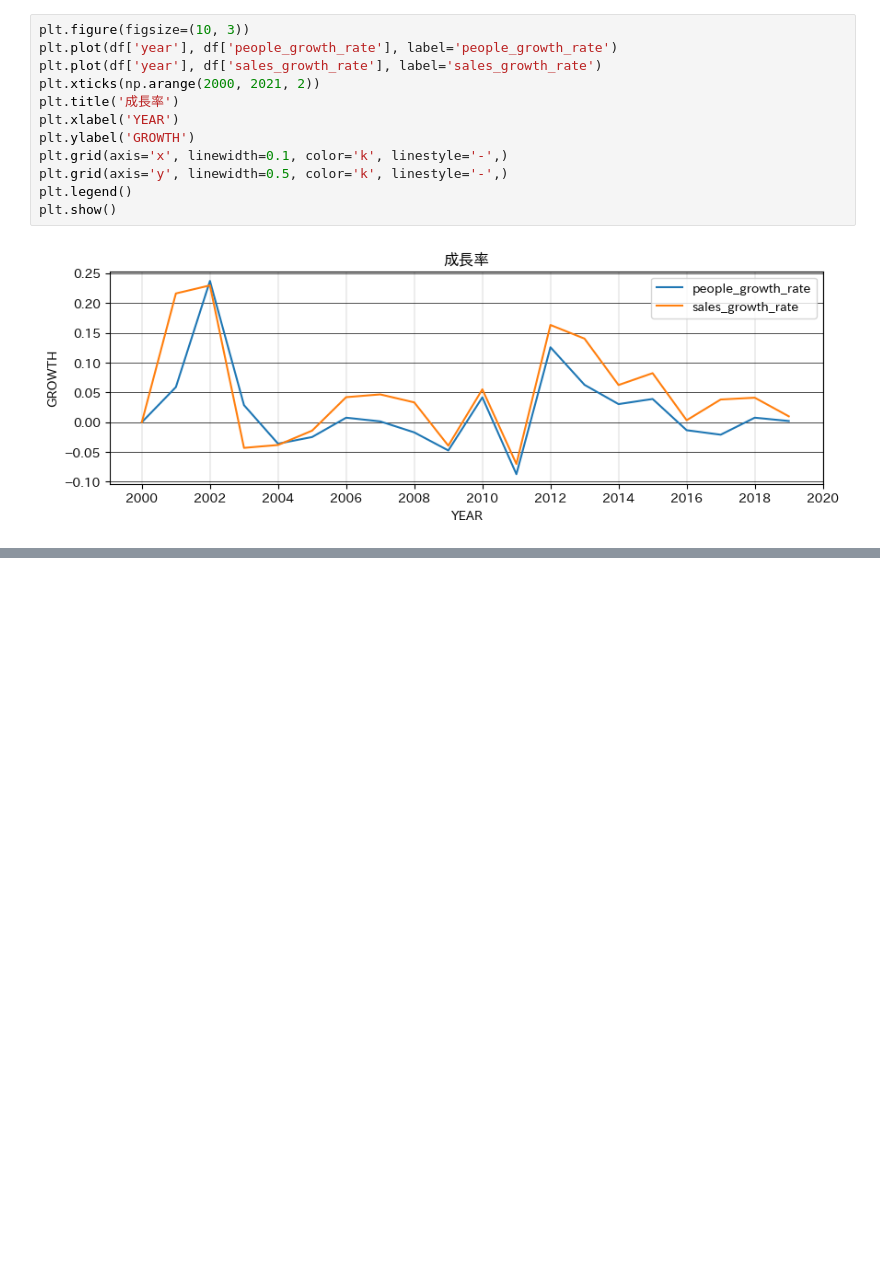
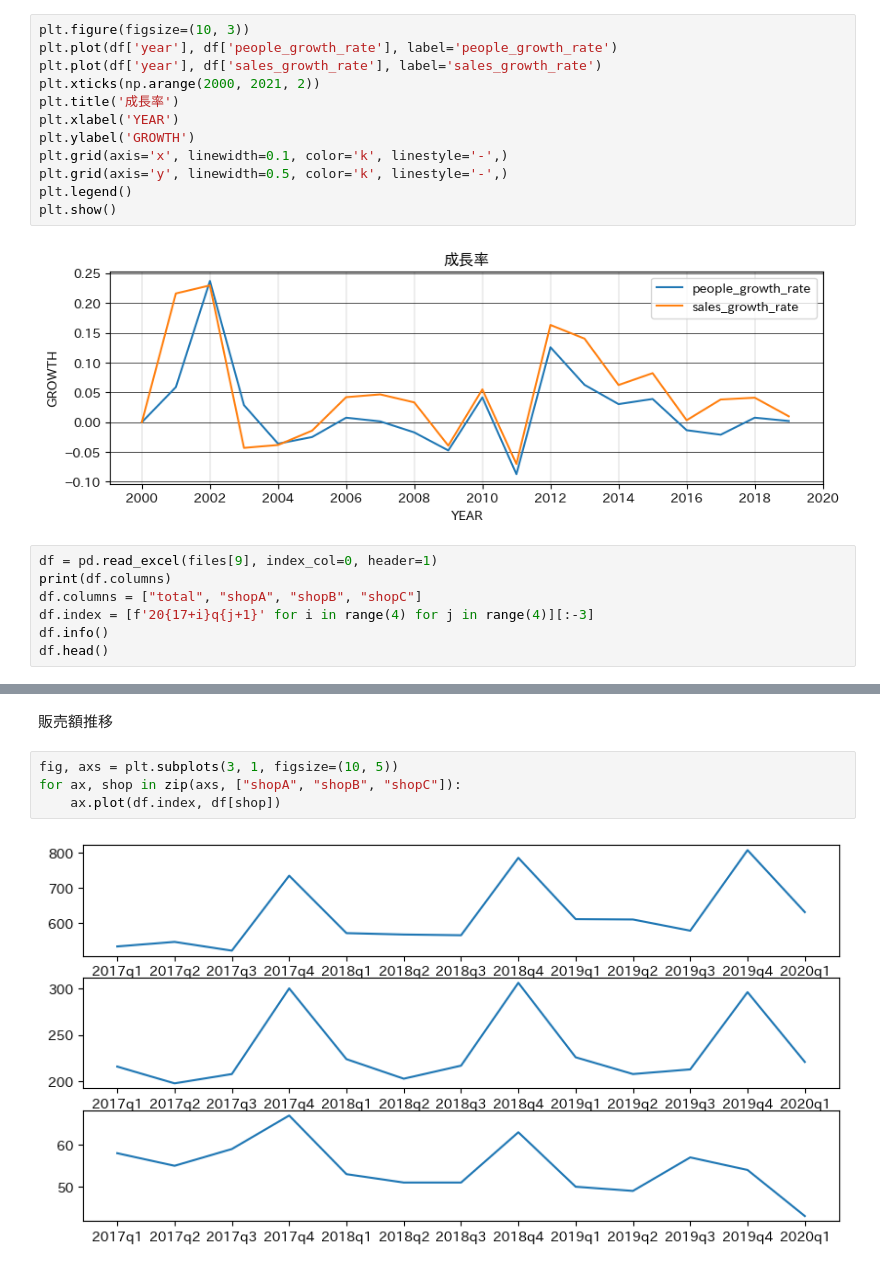
Before and after one commit to akmiccom/dataAnalyticsBasic, a Jupyter notebook: notebooks/c8.ipynb, the cells around one changed output, grey strips where cells are left out. Drawn from its saved outputs; the diff is of its cells as text; blank space fills up the shorter version.

```diff
--- a/notebooks/c8.ipynb
+++ b/notebooks/c8.ipynb
@@ -159,3 +159,10 @@ plt.legend()
 plt.show()
 # %% [output]
 [figure]
+# %%
+df = pd.read_excel(files[9], index_col=0, header=1)
+print(df.columns)
+df.columns = ["total", "shopA", "shopB", "shopC"]
+df.index = [f'20{17+i}q{j+1}' for i in range(4) for j in range(4)][:-3]
+df.info()
+df.head()
@@ -161,0 +188,8 @@ plt.show()
+# %% [markdown]
+販売額推移
+# %%
+fig, axs = plt.subplots(3, 1, figsize=(10, 5))
+for ax, shop in zip(axs, ["shopA", "shopB", "shopC"]):
+    ax.plot(df.index, df[shop])
+# %% [output]
+[figure, added]
```
Also changed, not shown: parts of 14 cells of this notebook, 1 other file.
